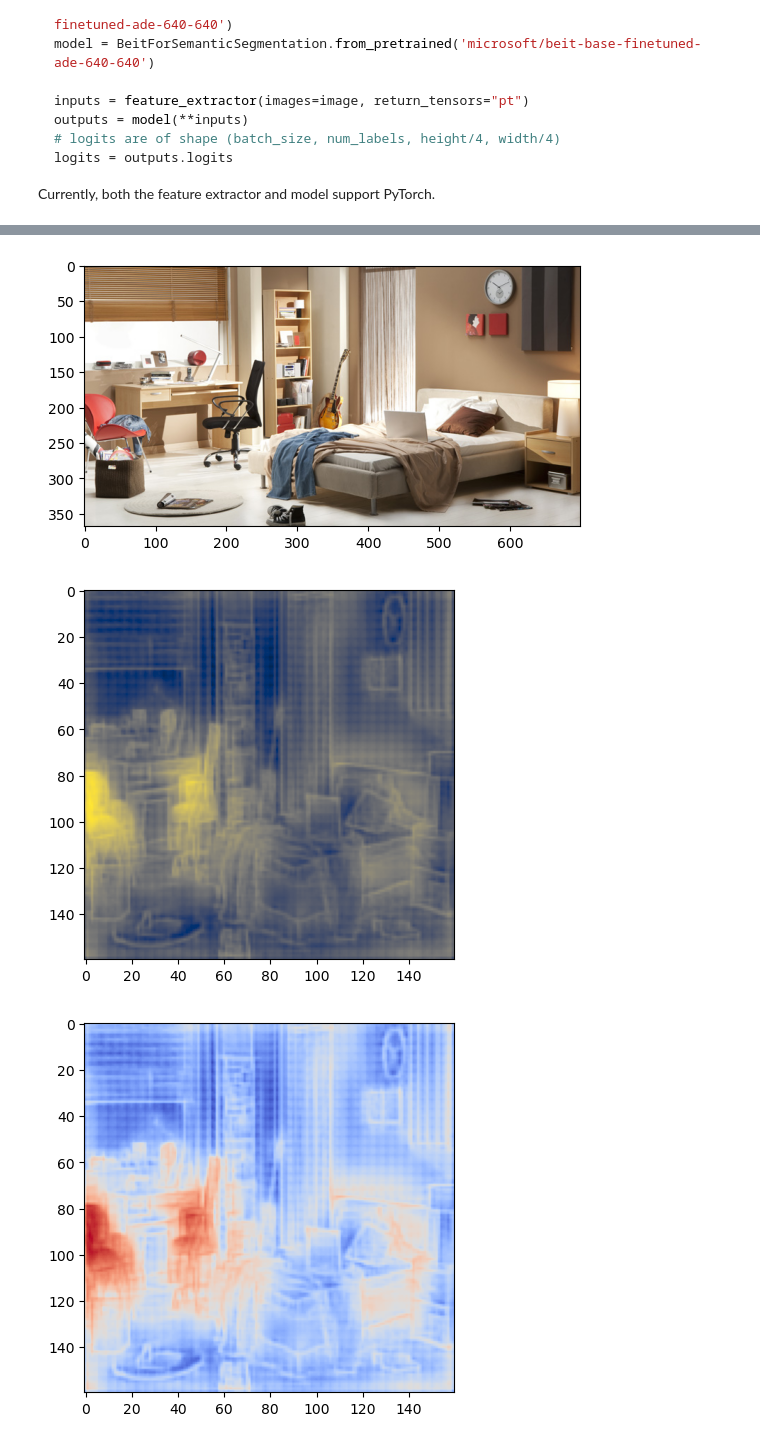
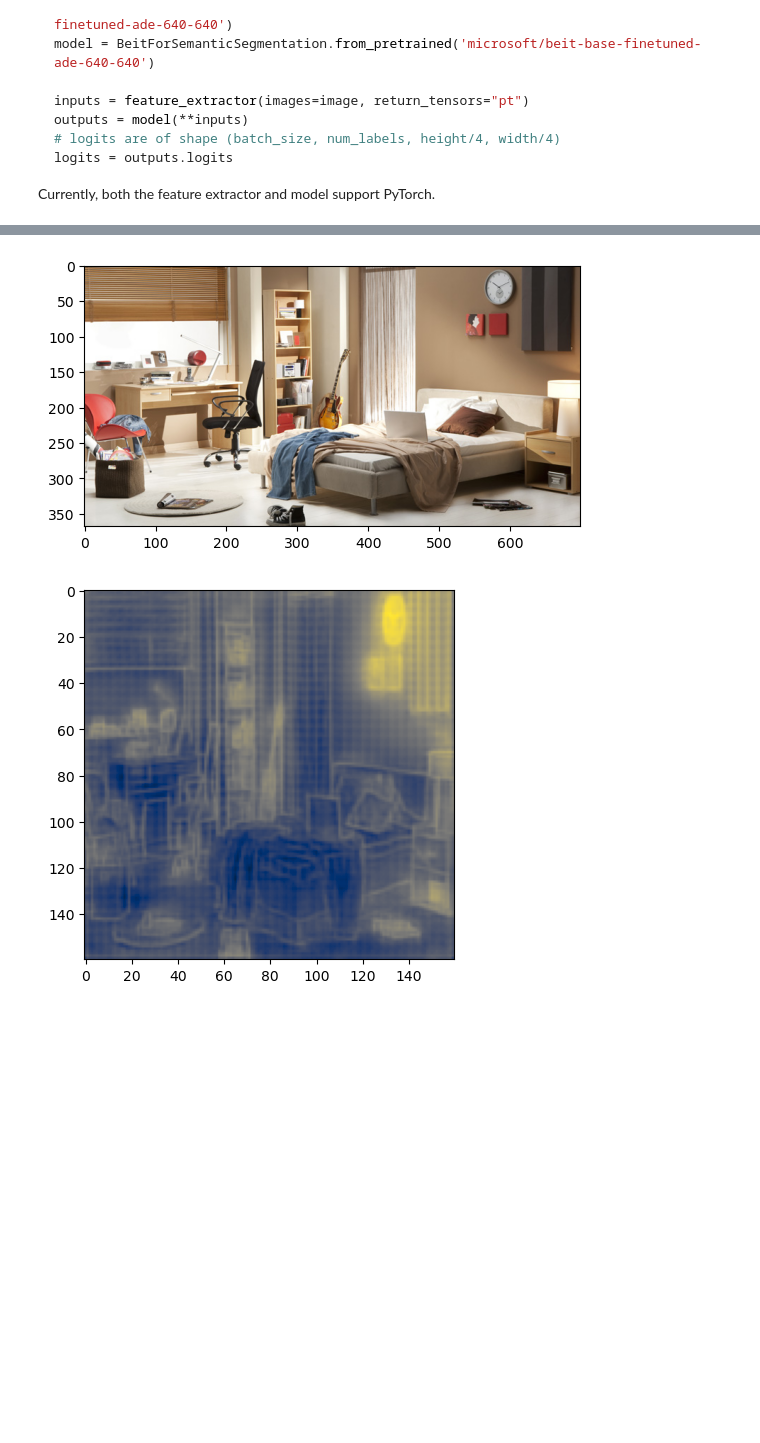
Before and after one commit to ValentyRT/Ingenier-a-de-Prompt-ECI, a Jupyter notebook: Prompt - Segmentador MS.ipynb, the cells around one changed output, grey strips where cells are left out. Saved outputs shown, nothing was run; the diff lists cells and outputs as text; code cells hidden in the pictures; blank space fills up the shorter version.

Commit message:
intento fallido de visualizar más de una clase a la vez

```diff
--- a/Prompt - Segmentador MS.ipynb
+++ b/Prompt - Segmentador MS.ipynb
@@ -91,17 +91,16 @@ Este código asume que estás trabajando con un solo lote de imágenes (batch_si
 
 El fragmento logits[0][0] se utiliza para acceder a la máscara de segmentación de la primera imagen y la clase específica (debes ajustar los índices según tu formato de salida). Luego, detach() se utiliza para desvincular el tensor de cualquier gráfico de cálculo de PyTorch, cpu() lo traslada a la CPU si estaba en la GPU y numpy() lo convierte en un arreglo NumPy para que pueda ser visualizado por Matplotlib.
 # %%
-''' voy a intentar visualizar la imagen "casa" que descargué de internet. Al ejecutarla en la pag web de Hugging Face
+''' voy a intentar visualizar la imagen "habitación" que descargué de internet. Al ejecutarla en la pag web de Hugging Face
 ya me hice a una idea de lo que debería ver a continuación '''
 plt.imshow(image)
 plt.show()
-ind = 19
+ind = 148
 plt.imshow(logits[0][ind].detach().cpu().numpy(), cmap='cividis')
 plt.show()
     # Asegúrate de ajustar los índices según tu formato de salida
-plt.imshow(logits[0][ind].detach().cpu().numpy(), cmap='coolwarm')
-plt.show()
+#plt.imshow(logits[0][ind].detach().cpu().numpy(), cmap='coolwarm')
+#plt.show()
 # %% [output]
 [figure]
-[figure, old version]
+[figure, new version]
-[figure, removed]
```
Also changed, not shown: parts of 8 cells of this notebook.
